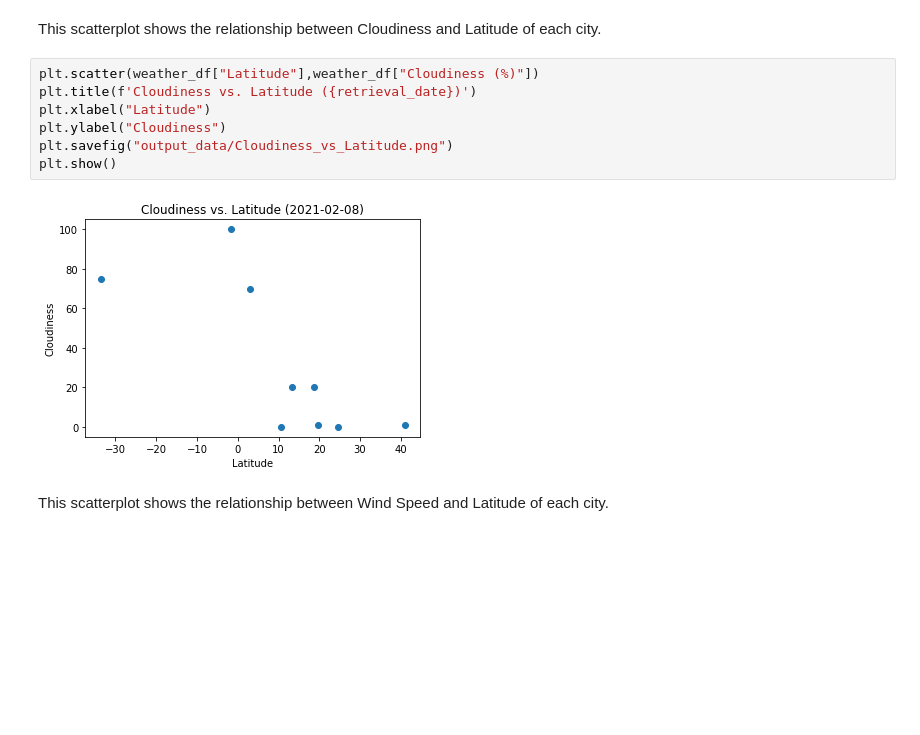
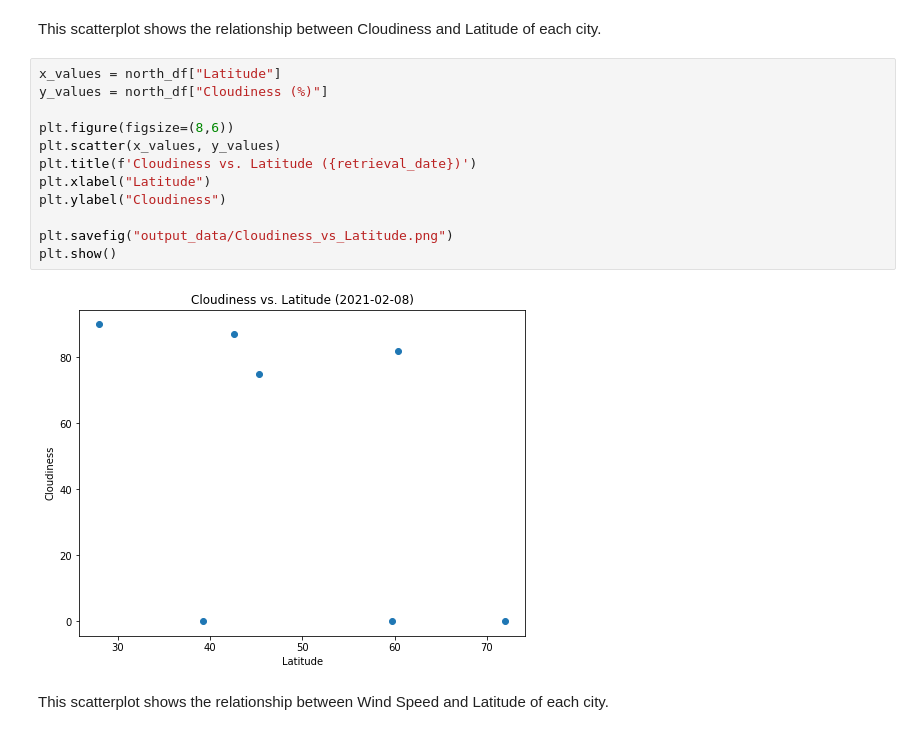
Before and after one commit to drbernal47/python-api-challenge, a Jupyter notebook: WeatherPy/WeatherPy.ipynb, the cells around one changed output. Cells and saved outputs as stored; diff of their text form; blank space fills up the shorter version.

```diff
--- a/WeatherPy/WeatherPy.ipynb
+++ b/WeatherPy/WeatherPy.ipynb
@@ -164,14 +174,19 @@ plt.show()
 # %% [markdown]
 This scatterplot shows the relationship between Cloudiness and Latitude of each city.
 # %%
-plt.scatter(weather_df["Latitude"],weather_df["Cloudiness (%)"])
+x_values = north_df["Latitude"]
+y_values = north_df["Cloudiness (%)"]
+
+plt.figure(figsize=(8,6))
+plt.scatter(x_values, y_values)
 plt.title(f'Cloudiness vs. Latitude ({retrieval_date})')
 plt.xlabel("Latitude")
 plt.ylabel("Cloudiness")
+
 plt.savefig("output_data/Cloudiness_vs_Latitude.png")
 plt.show()
 # %% [output]
-[figure, old version]
+[figure, new version]
 # %% [markdown]
 This scatterplot shows the relationship between Wind Speed and Latitude of each city.
 # %%
```
Also changed, not shown: parts of 13 cells of this notebook, 6 other files.
